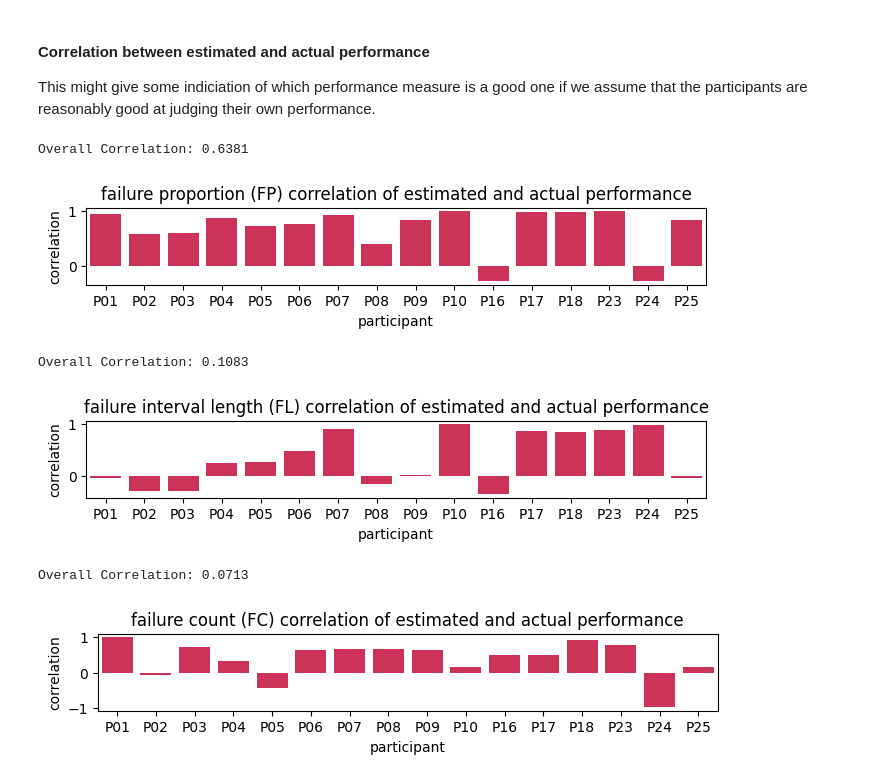
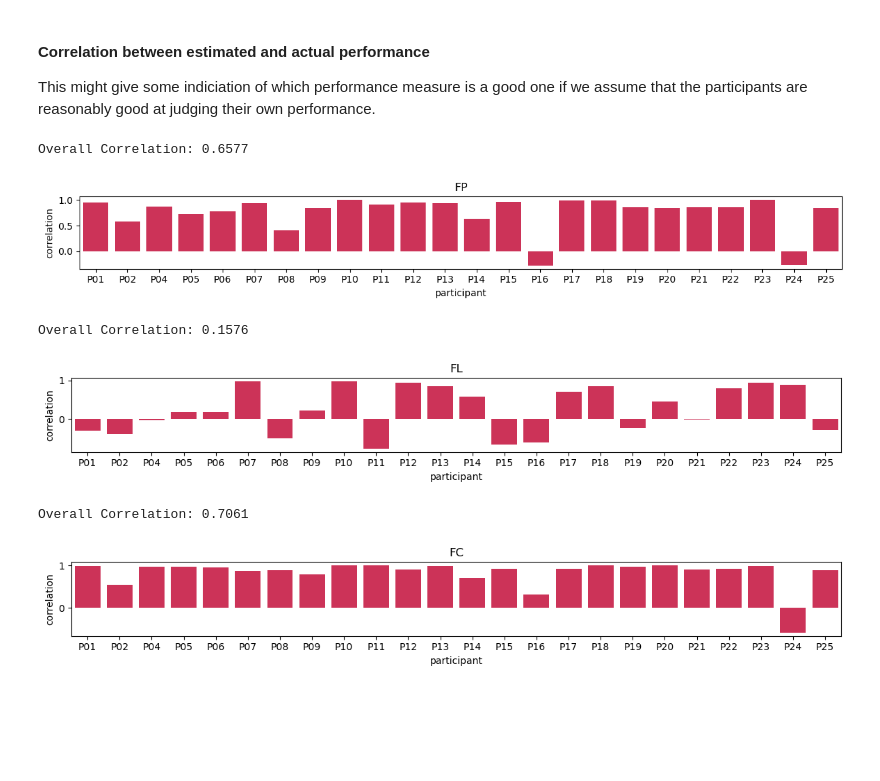
Before and after one commit to dicelab-rhul/icua-data-analysis, a Jupyter notebook: demographics.ipynb, the cells around one changed output. Saved outputs shown, nothing was run; the diff lists cells and outputs as text; code cells hidden in the pictures; blank space fills up the shorter version.

```diff
--- a/demographics.ipynb
+++ b/demographics.ipynb
@@ -215,62 +86,61 @@ __NEXT STEPS?__ remove outliers and see if the trends still hold?
 # %%
 # visualises performance against perceived difficulty
 # Q: did the participants accurately judge difficulty?
 # A: yes, most of them except P16 and P24. Interestingly these are two of the worst performers (especially 24)
 
-# P16, icuaA, icuB, icuaB, icuA,  moderate, easy,     moderate, veasy
-# P24, icuaA, icuB, icuA,  icuaB, hard,     moderate, moderate, moderate
-# what was P16 doing?
+def order_score2(score):
+    score = score[['participant', 'experiment', 'total']].copy()
+    score['difficulty'] = score['experiment'].str[-1]
+    score = score.rename(columns={'total':'score'})
+    df_demo = get_demographics_data()
+    df_demo = df_demo[['participant', 0, 1, 2, 3]]
+    df_demo = df_demo.melt(id_vars='participant', var_name='time', value_name='experiment')
+    return pd.merge(score, df_demo, on=['participant', 'experiment'])
 
-def estimated_performance_correlation(failure_statistic, title=None):
-    data = load_nested_dict('data/Processed')
-    df_p = compute_failure_interval_statistics(data, failure_statistic)
-    df_p = df_p[['participant', 'experiment', 'total']]
-    df_p = df_p.pivot(index='participant', columns='experiment', values='total')
-    exp = df_p.reset_index(drop=True).select_dtypes(include="number").columns.to_list()
+
+def estimate_correlation(df_score, title):
+    df_score = df_score[['participant', 'experiment', 'total']].rename(columns={'total':'score'})
     df_demo = get_demographics_data()
-    df_p = df_p.reset_index()
-    def order_scores(df_p):
-        for (i, drow), (i, prow) in zip(df_demo[['participant',0,1,2,3]].iterrows(), df_p.iterrows()):
-            assert drow['participant'] == prow['participant']
-            drow = drow.to_list()
-            yield [drow[0]] + [prow[i] for i in drow[1:]] # reorder
-    df_score = pd.DataFrame(order_scores(df_p), columns=['participant',0,1,2,3])
-    df_score = df_score.melt(id_vars='participant', var_name='experiment', value_name='score')
-    df_score = df_score.reset_index(drop=True)
-    df_demo = df_demo[['participant','S0','S1','S2','S3']].rename(columns={'S0':0,'S1':1,'S2':2,'S3':3})
-    df_demo = df_demo.melt(id_vars='participant', var_name='experiment', value_name='estimate')
-    ests = ['veasy', 'easy', 'moderate', 'hard']
+
+    df_demo = pd.concat(
+    [df_demo[['participant', 0,'S0']].rename(columns={0:'experiment', 'S0':'estimate'}),
+    df_demo[['participant', 1,'S1']].rename(columns={1:'experiment', 'S1':'estimate'}),
+    df_demo[['participant', 2,'S2']].rename(columns={2:'experiment', 'S2':'estimate'}),
+    df_demo[['participant', 3,'S3']].rename(columns={3:'experiment', 'S3':'estimate'})]).reset_index(drop=True)
+
+    ests = ['veasy', 'easy', 'moderate', 'hard', 'vhard']
     ests = {ests[i]:i for i in range(len(ests))}
     df_demo = df_demo.replace(ests) # replace with numeric values so we can compute correlations
     df_m = pd.merge(df_score, df_demo, on=['participant', 'experiment'])
     print(f"Overall Correlation: {df_m['score'].corr(df_m['estimate']):.4f}")
 
     grouped_df = df_m.groupby('participant')[['score', 'estimate']].corr().reset_index()
     grouped_df = grouped_df.loc[::2][['participant', 'estimate']]
     grouped_df = grouped_df.rename(columns={'estimate':'correlation'})
+    fig = plt.figure(figsize=(12,2))
+    ax = sns.barplot(x='participant', y='correlation', data=grouped_df, color="#e6194B")
+    #ax.set_title(f"{title} correlation of estimated and actual performance")
+    ax.set_title(title)
 
-    fig = plt.figure(figsize=(8,1))
+    plt.tight_layout()
+    plt.savefig(f"./results/{title.lower()}-estimated-actual-correlation.png", bbox_inches='tight')
+    plt.show()
 
-    ax = sns.barplot(x='participant', y='correlation', data=grouped_df, color="#e6194B")
-    ax.set_title(f"{title} correlation of estimated and actual performance")
-    plt.show()
-    #fig = plt.figure(figsize=(24,4))
-    #df_sorted = df_m.sort_values('participant').reset_index(drop=True)
-    #sns.heatmap(MinMaxScaler().fit_transform(df_sorted[['score','estimate']]).T, cmap='coolwarm',)
 
 markdown("#### Correlation between estimated and actual performance\n This might give some indiciation of which performance measure is a good one if we assume that the participants are reasonably good at judging their own performance.")
-estimated_performance_correlation(Statistics.compute_failure_proportion,   title="failure proportion (FP)")
-estimated_performance_correlation(Statistics.compute_mean_interval_length, title="failure interval length (FL)")
-estimated_performance_correlation(Statistics.compute_failure_count,        title="failure count (FC)")
+
+estimate_correlation(Statistics.compute_failure_proportion_statistics(), 'FP')
+estimate_correlation(Statistics.compute_failure_length_statistics(), 'FL')
+estimate_correlation(Statistics.compute_failure_count_statistics(), 'FC')
 # %% [output]
 #### Correlation between estimated and actual performance
  This might give some indiciation of which performance measure is a good one if we assume that the participants are reasonably good at judging their own performance.
-Overall Correlation: 0.6381
+Overall Correlation: 0.6577
-[figure, old version]
+[figure, new version]
-Overall Correlation: 0.1083
+Overall Correlation: 0.1576
-[figure, old version]
+[figure, new version]
-Overall Correlation: 0.0713
+Overall Correlation: 0.7061
-[figure, old version]
+[figure, new version]
 # %%
 # Visualises actual difficulty and perceived difficulty (via feedback).
 # It looks like the agents made things slightly worse here...
```
Also changed, not shown: parts of 9 cells of this notebook, 53 other files.
